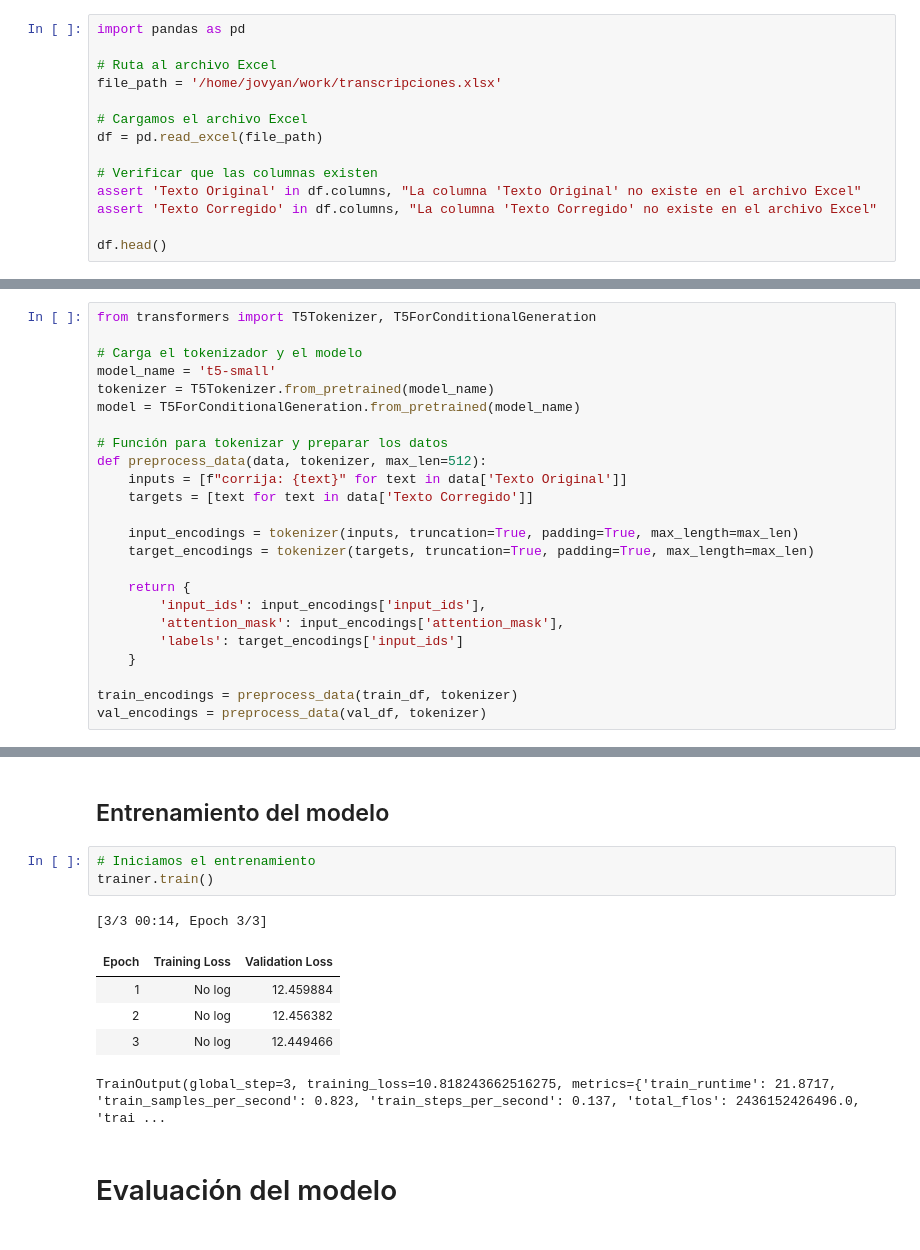
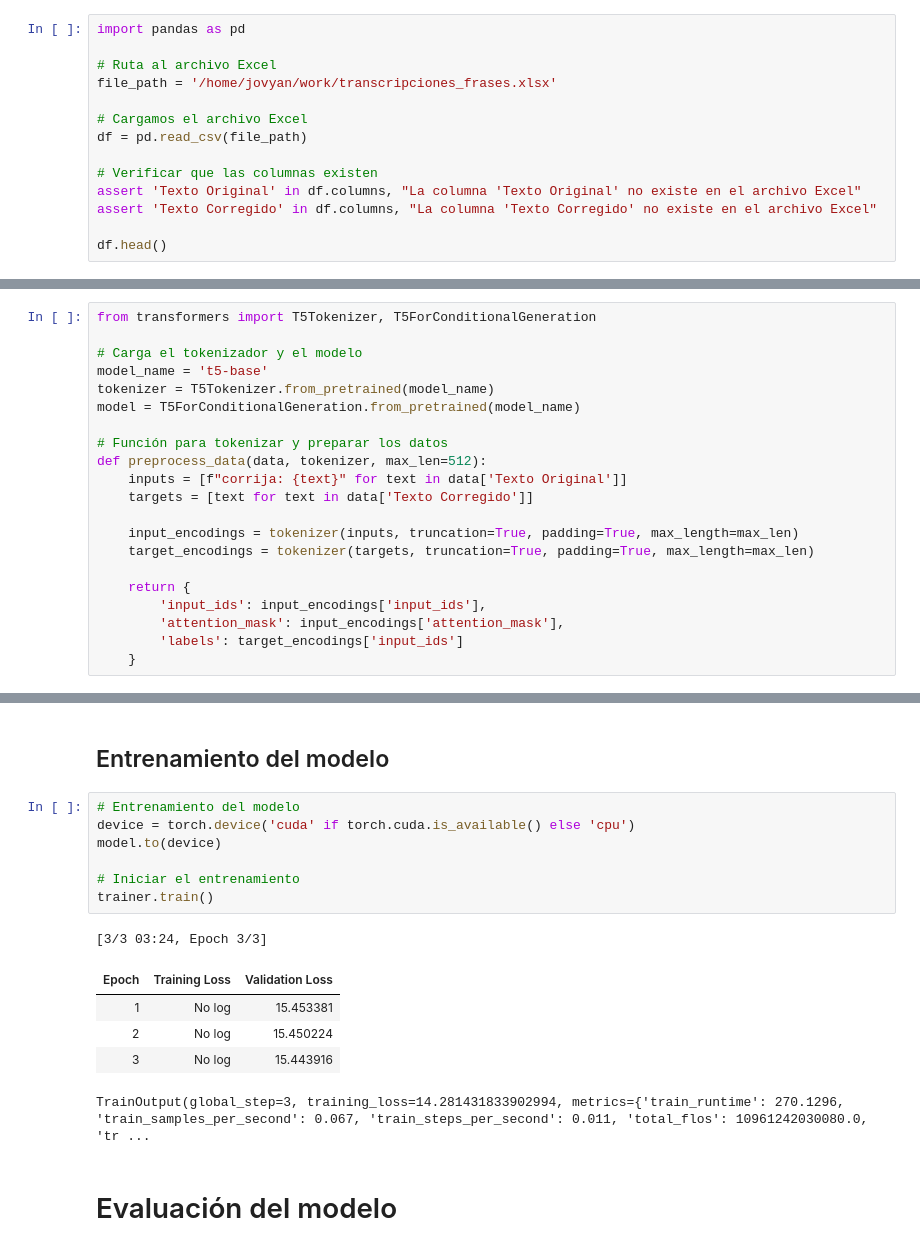
Before and after one commit to EnriqueMF/nlp_enrique, a Jupyter notebook: notebooks/correccion_con_modelo.ipynb, the cells around one changed output, grey strips where cells are left out. Saved outputs shown, nothing was run; the diff lists cells and outputs as text.

```diff
--- a/notebooks/correccion_con_modelo.ipynb
+++ b/notebooks/correccion_con_modelo.ipynb
@@ -4,10 +4,10 @@
 import pandas as pd
 
 # Ruta al archivo Excel
-file_path = '/home/jovyan/work/transcripciones.xlsx'
+file_path = '/home/jovyan/work/transcripciones_frases.xlsx'
 
 # Cargamos el archivo Excel
-df = pd.read_excel(file_path)
+df = pd.read_csv(file_path)
 
 # Verificar que las columnas existen
 assert 'Texto Original' in df.columns, "La columna 'Texto Original' no existe en el archivo Excel"
@@ -43,7 +38,7 @@ train_df.head()
 from transformers import T5Tokenizer, T5ForConditionalGeneration
 
 # Carga el tokenizador y el modelo
-model_name = 't5-small'
+model_name = 't5-base'
 tokenizer = T5Tokenizer.from_pretrained(model_name)
 model = T5ForConditionalGeneration.from_pretrained(model_name)
 
@@ -60,7 +55,4 @@ def preprocess_data(data, tokenizer, max_len=512):
         'attention_mask': input_encodings['attention_mask'],
         'labels': target_encodings['input_ids']
     }
-
-train_encodings = preprocess_data(train_df, tokenizer)
-val_encodings = preprocess_data(val_df, tokenizer)
 # %% [output]
@@ -110,15 +109,19 @@ trainer = Trainer(
 )
 # %% [markdown]
 ## Entrenamiento del modelo
-# %%
-# Iniciamos el entrenamiento
-trainer.train()
-# %% [output]
-[3/3 00:14, Epoch 3/3]
-| Epoch | Training Loss | Validation Loss |
-| 1 | No log | 12.459884 |
-| 2 | No log | 12.456382 |
-| 3 | No log | 12.449466 |
-TrainOutput(global_step=3, training_loss=10.818243662516275, metrics={'train_runtime': 21.8717, 'train_samples_per_second': 0.823, 'train_steps_per_second': 0.137, 'total_flos': 2436152426496.0, 'trai ...
+# %%
+# Entrenamiento del modelo
+device = torch.device('cuda' if torch.cuda.is_available() else 'cpu')
+model.to(device)
+
+# Iniciar el entrenamiento
+trainer.train()
+# %% [output]
+[3/3 03:24, Epoch 3/3]
+| Epoch | Training Loss | Validation Loss |
+| 1 | No log | 15.453381 |
+| 2 | No log | 15.450224 |
+| 3 | No log | 15.443916 |
+TrainOutput(global_step=3, training_loss=14.281431833902994, metrics={'train_runtime': 270.1296, 'train_samples_per_second': 0.067, 'train_steps_per_second': 0.011, 'total_flos': 10961242030080.0, 'tr ...
 # %% [markdown]
 # Evaluación del modelo
```
Also changed, not shown: parts of 12 cells of this notebook, 4 other files.
